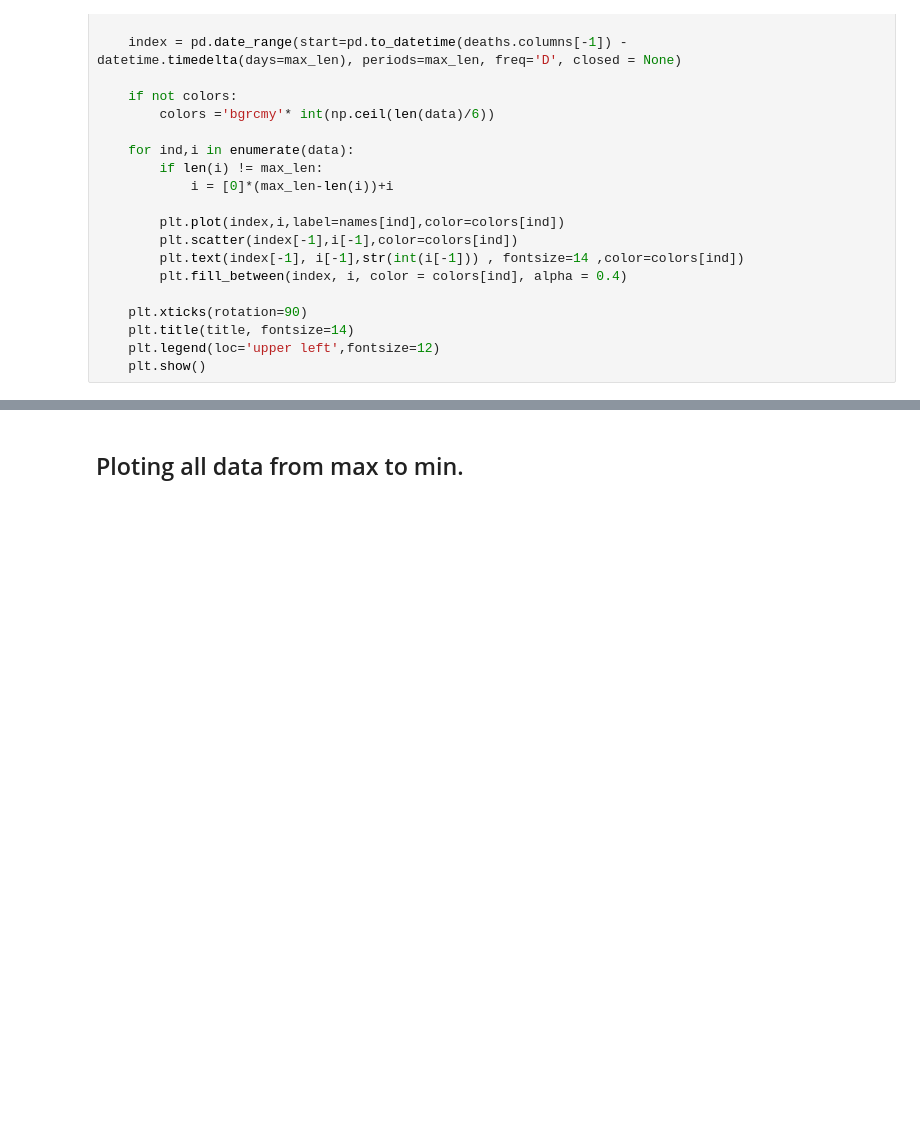
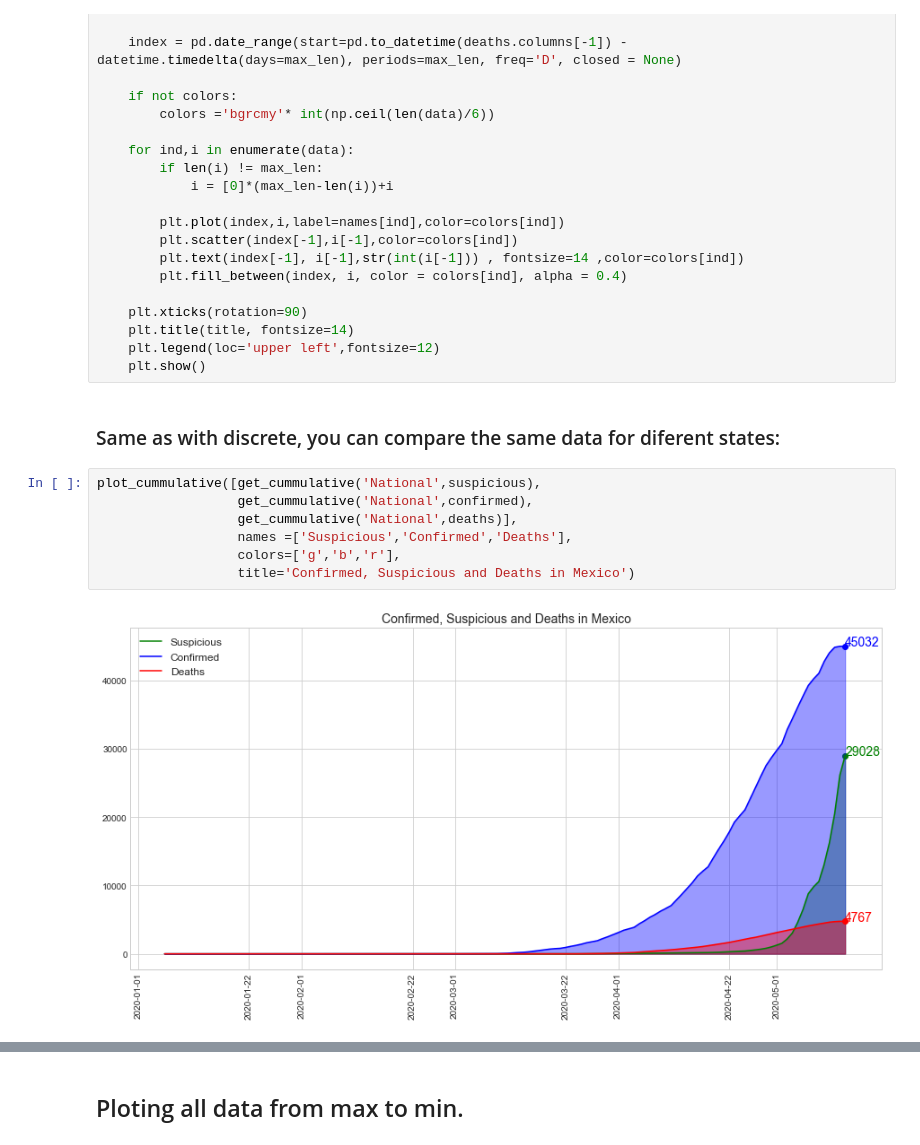
Before and after one commit to mesielepush/Covid19-Mexico-Data-Analysis-Jupyter-Notebook, a Jupyter notebook: MexicoCovidDescriptiveGeneral.ipynb, the cells around one changed output, grey strips where cells are left out. Drawn from its saved outputs; the diff is of its cells as text; blank space fills up the shorter version.

```diff
--- a/MexicoCovidDescriptiveGeneral.ipynb
+++ b/MexicoCovidDescriptiveGeneral.ipynb
@@ -204,3 +187,14 @@ def plot_cummulative(data, names ='no_name',colors=None, title=None):
     plt.title(title, fontsize=14)
     plt.legend(loc='upper left',fontsize=12)
     plt.show()
+# %% [markdown]
+### Same as with discrete, you can compare the same data for diferent states:
+# %%
+plot_cummulative([get_cummulative('National',suspicious),
+                  get_cummulative('National',confirmed),
+                  get_cummulative('National',deaths)],
+                  names =['Suspicious','Confirmed','Deaths'],
+                  colors=['g','b','r'],
+                  title='Confirmed, Suspicious and Deaths in Mexico')
+# %% [output]
+[figure, added]
```
Also changed, not shown: parts of 8 cells of this notebook, 1 other file.
